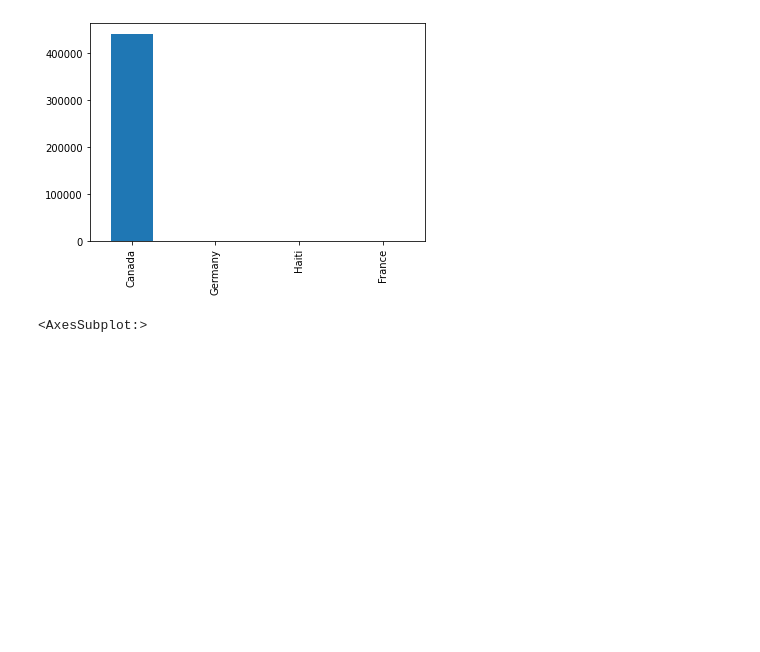
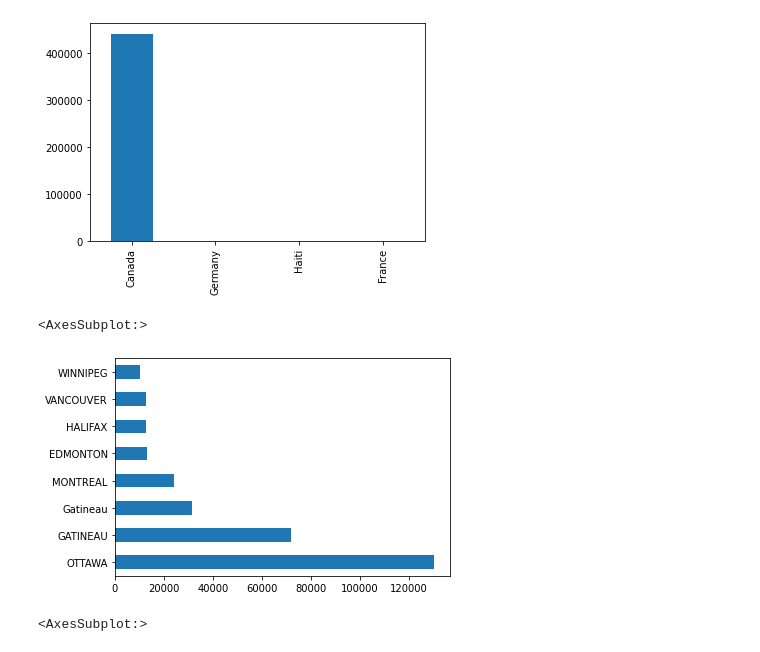
Before and after one commit to Alana11111/CIND820-Capstone-Project-Government-Supplier-Prediction-Project, a Jupyter notebook: CIND820 Capstone Project_Government Supplier Prediction Project.ipynb, the cells around one changed output. Drawn from its saved outputs; the diff is of its cells as text; code cells hidden in the pictures; blank space fills up the shorter version.

```diff
--- a/CIND820 Capstone Project_Government Supplier Prediction Project.ipynb
+++ b/CIND820 Capstone Project_Government Supplier Prediction Project.ipynb
@@ -335,6 +335,13 @@ contractHistory['contracting-address-country'].value_counts().plot(kind = 'bar')
 # %% [output]
 <AxesSubplot:>
 [figure]
+# %%
+locate = contractHistory['contracting-address-city'].value_counts()
+locate = locate[locate > 10000]
+locate.plot(kind = 'barh')
+# %% [output]
+<AxesSubplot:>
+[figure, added]
 # %%
 recordNo = contractHistory['supplier-standardized-name'].value_counts()
 recordNo = recordNo[recordNo > 1000]
```
Also changed, not shown: parts of 117 cells of this notebook, 4 other files.
